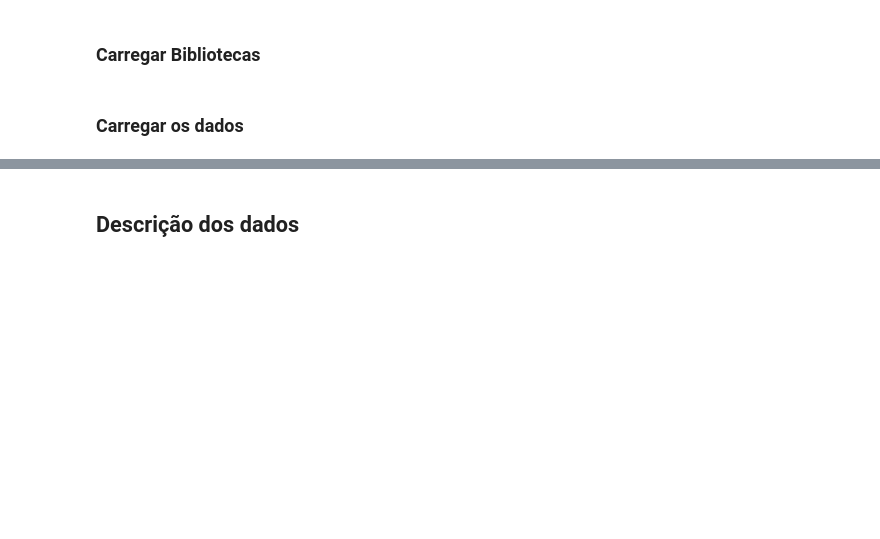
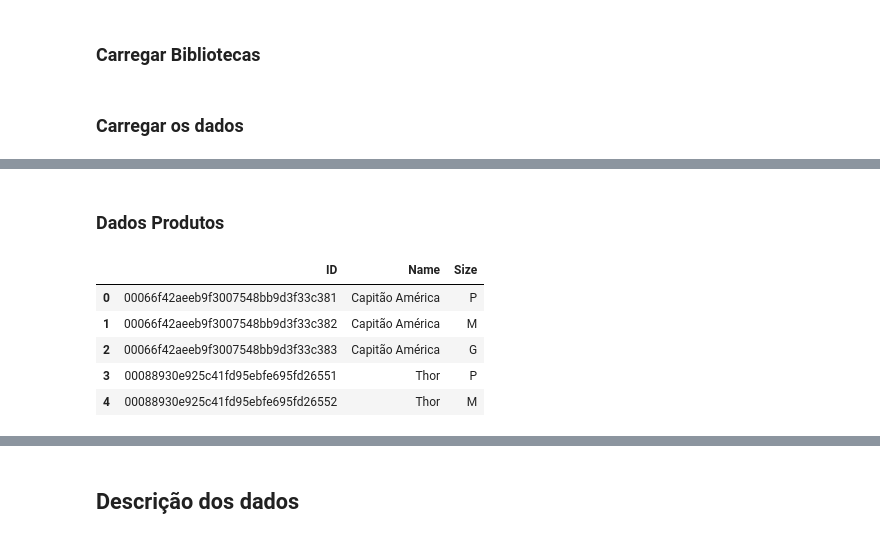
Before and after one commit to webluc/bix, a Jupyter notebook: bix.ipynb, the cells around one changed output, grey strips where cells are left out. Cells and saved outputs as stored; diff of their text form; code cells hidden in the pictures; blank space fills up the shorter version.

```diff
--- a/bix.ipynb
+++ b/bix.ipynb
@@ -24,0 +49,11 @@ df_lojas = pd.read_excel( "data/datasets.xlsx",
+# %% [markdown]
+### Dados Produtos
+# %%
+df_produtos.head()
+# %% [output]
+|  | ID | Name | Size |
+| 0 | 00066f42aeeb9f3007548bb9d3f33c381 | Capitão América | P |
+| 1 | 00066f42aeeb9f3007548bb9d3f33c382 | Capitão América | M |
+| 2 | 00066f42aeeb9f3007548bb9d3f33c383 | Capitão América | G |
+| 3 | 00088930e925c41fd95ebfe695fd26551 | Thor | P |
+| 4 | 00088930e925c41fd95ebfe695fd26552 | Thor | M |
```
Also changed, not shown: parts of 8 cells of this notebook.
